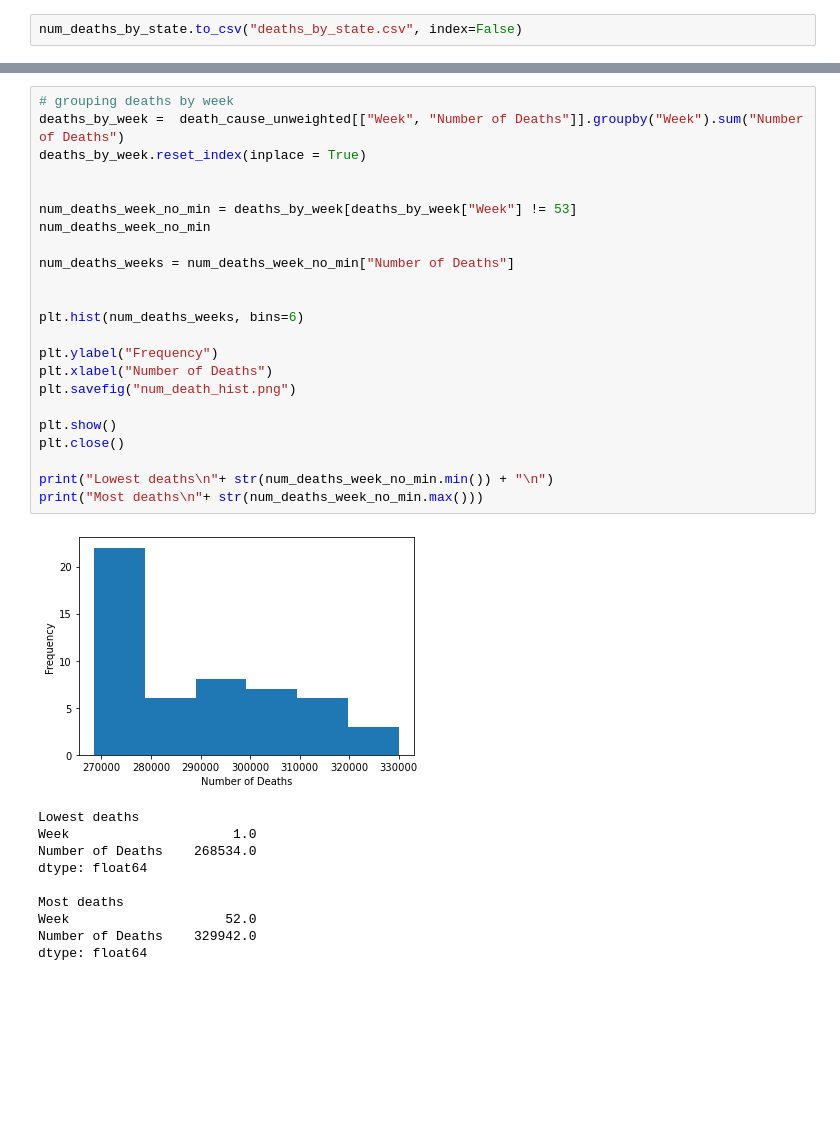
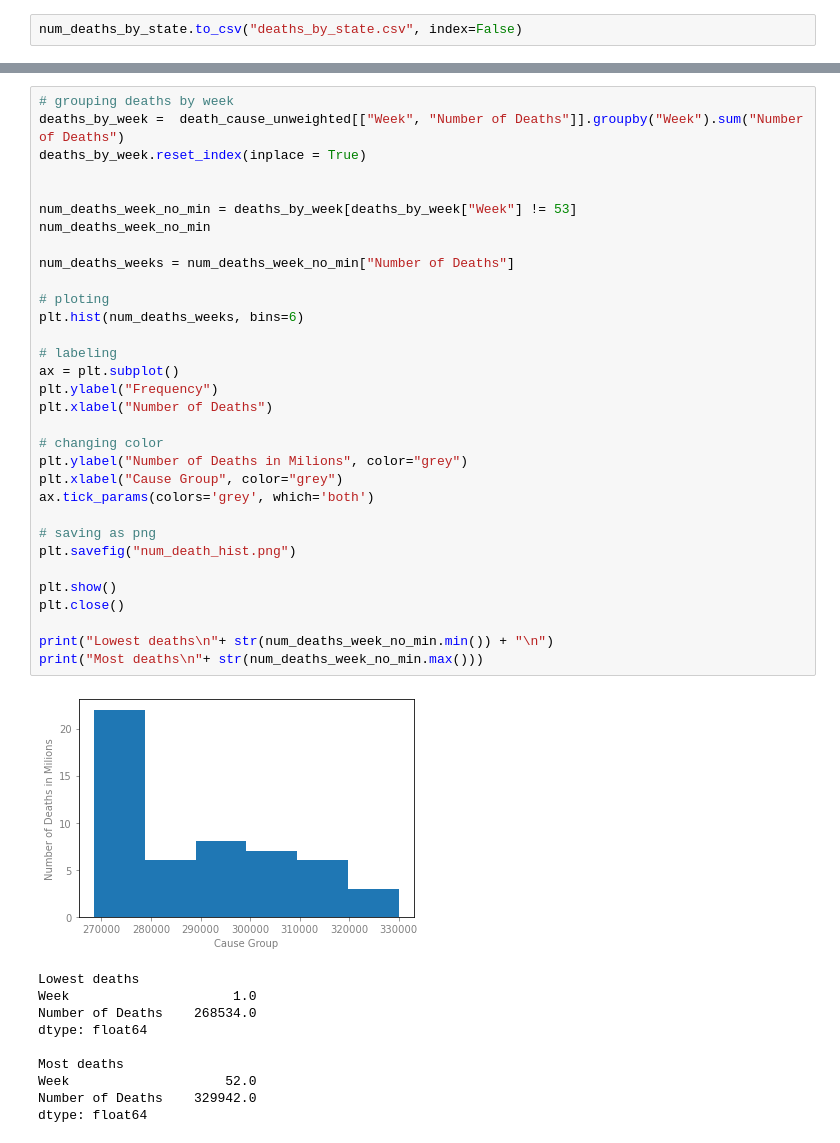
Before and after one commit to Luil0/Deaths_and_cause, a Jupyter notebook: death_causes_project/deaths_and_causes.ipynb, the cells around one changed output, grey strips where cells are left out. Drawn from its saved outputs; the diff is of its cells as text; blank space fills up the shorter version.

Commit message:
Changing colors
- Changed saved graph colors to make it more visible in github.

- Added more comments for better code explanation.

```diff
--- a/death_causes_project/deaths_and_causes.ipynb
+++ b/death_causes_project/deaths_and_causes.ipynb
@@ -183,28 +199,37 @@ plt.close()
 # %%
 # grouping deaths by week
 deaths_by_week =  death_cause_unweighted[["Week", "Number of Deaths"]].groupby("Week").sum("Number of Deaths")
 deaths_by_week.reset_index(inplace = True)
 
 
 num_deaths_week_no_min = deaths_by_week[deaths_by_week["Week"] != 53]
 num_deaths_week_no_min
 
 num_deaths_weeks = num_deaths_week_no_min["Number of Deaths"]
 
-
+# ploting
 plt.hist(num_deaths_weeks, bins=6)
 
+# labeling
+ax = plt.subplot()
 plt.ylabel("Frequency")
 plt.xlabel("Number of Deaths")
+
+# changing color
+plt.ylabel("Number of Deaths in Milions", color="grey")
+plt.xlabel("Cause Group", color="grey")
+ax.tick_params(colors='grey', which='both')
+
+# saving as png
 plt.savefig("num_death_hist.png")
 
 plt.show()
 plt.close()
 
 print("Lowest deaths\n"+ str(num_deaths_week_no_min.min()) + "\n")
 print("Most deaths\n"+ str(num_deaths_week_no_min.max()))
 # %% [output]
-[figure, old version]
+[figure, new version]
 Lowest deaths
 Week                     1.0
 Number of Deaths    268534.0
```
Also changed, not shown: parts of 2 cells of this notebook, 3 other files.
